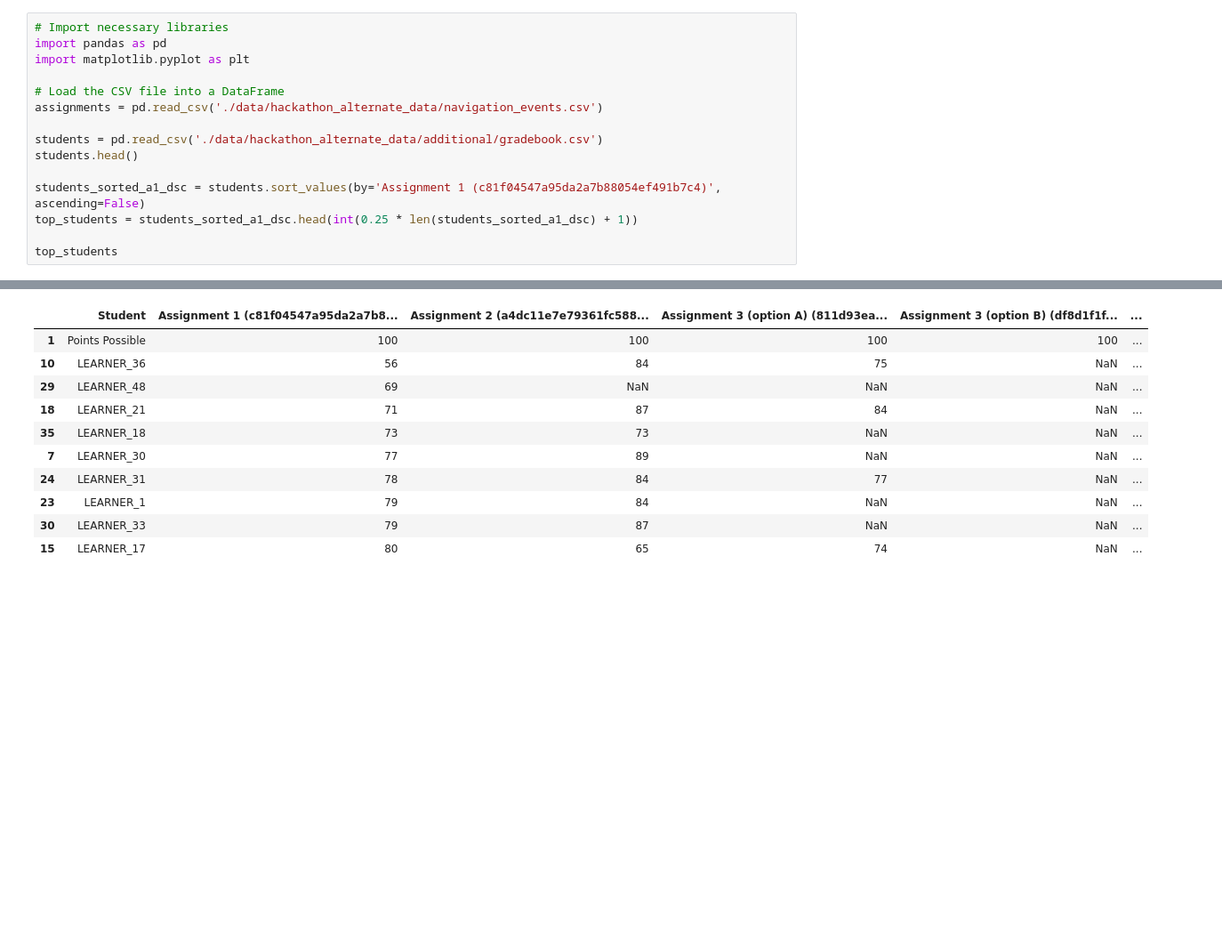
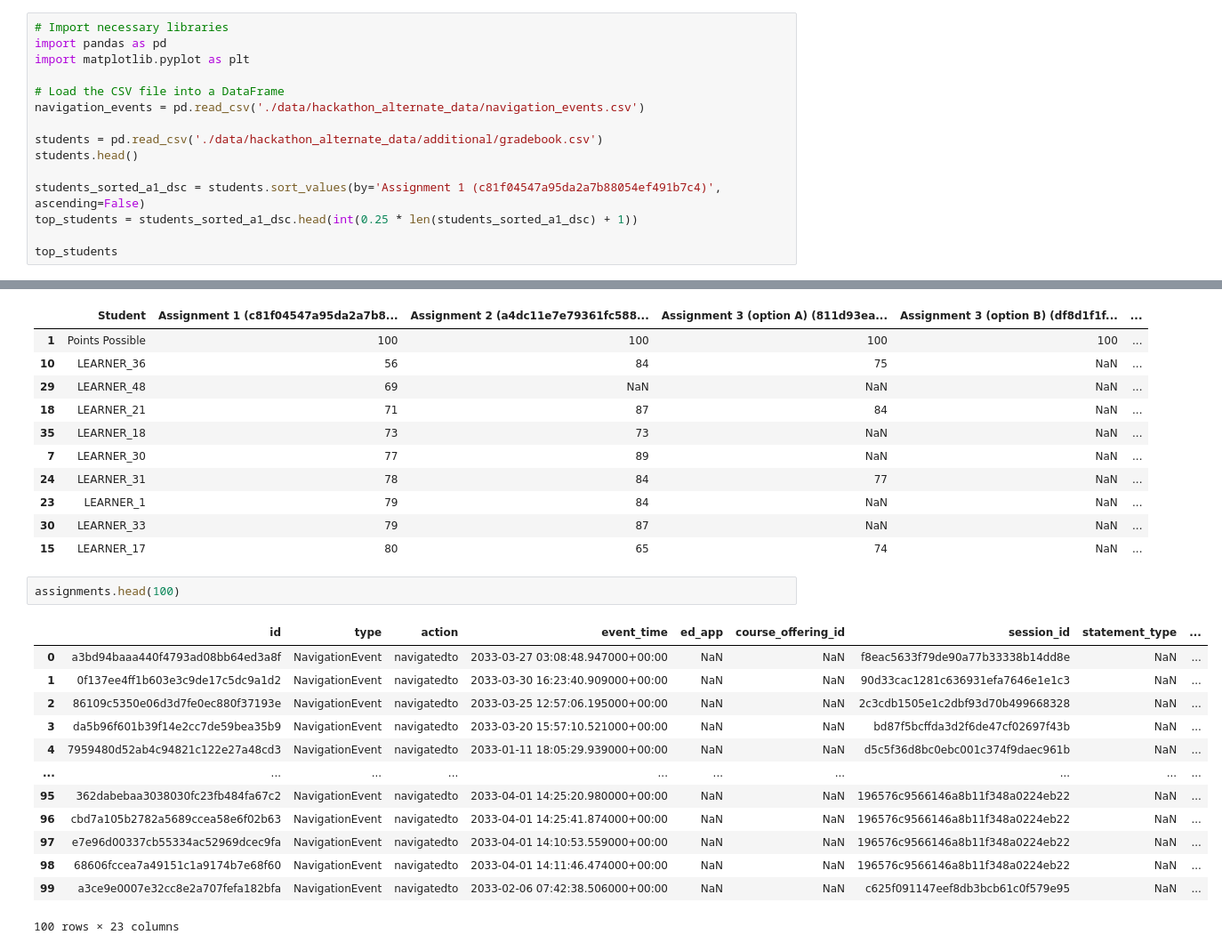
Before and after one commit to xenshreyas/hack-la-2023, a Jupyter notebook: AnalyzeThis!/starter.ipynb, the cells around one changed output, grey strips where cells are left out. Shown: that part at 89% size. Cells and saved outputs as stored; diff of their text form; blank space fills up the shorter version.

Commit message:
Get Navigation Events

```diff
--- a/AnalyzeThis!/starter.ipynb
+++ b/AnalyzeThis!/starter.ipynb
@@ -4,7 +4,7 @@ import pandas as pd
 import matplotlib.pyplot as plt
 
 # Load the CSV file into a DataFrame
-assignments = pd.read_csv('./data/hackathon_alternate_data/navigation_events.csv')
+navigation_events = pd.read_csv('./data/hackathon_alternate_data/navigation_events.csv')
 
 students = pd.read_csv('./data/hackathon_alternate_data/additional/gradebook.csv')
 students.head()
@@ -42,3 +42,19 @@ bot_students
 | 23 | LEARNER_1 | 79 | 84 | NaN | NaN | ... |
 | 30 | LEARNER_33 | 79 | 87 | NaN | NaN | ... |
 | 15 | LEARNER_17 | 80 | 65 | 74 | NaN | ... |
+# %%
+assignments.head(100)
+# %% [output]
+|  | id | type | action | event_time | ed_app | course_offering_id | session_id | statement_type | ... |
+| 0 | a3bd94baaa440f4793ad08bb64ed3a8f | NavigationEvent | navigatedto | 2033-03-27 03:08:48.947000+00:00 | NaN | NaN | f8eac5633f79de90a77b33338b14dd8e | NaN | ... |
+| 1 | 0f137ee4ff1b603e3c9de17c5dc9a1d2 | NavigationEvent | navigatedto | 2033-03-30 16:23:40.909000+00:00 | NaN | NaN | 90d33cac1281c636931efa7646e1e1c3 | NaN | ... |
+| 2 | 86109c5350e06d3d7fe0ec880f37193e | NavigationEvent | navigatedto | 2033-03-25 12:57:06.195000+00:00 | NaN | NaN | 2c3cdb1505e1c2dbf93d70b499668328 | NaN | ... |
+| 3 | da5b96f601b39f14e2cc7de59bea35b9 | NavigationEvent | navigatedto | 2033-03-20 15:57:10.521000+00:00 | NaN | NaN | bd87f5bcffda3d2f6de47cf02697f43b | NaN | ... |
+| 4 | 7959480d52ab4c94821c122e27a48cd3 | NavigationEvent | navigatedto | 2033-01-11 18:05:29.939000+00:00 | NaN | NaN | d5c5f36d8bc0ebc001c374f9daec961b | NaN | ... |
+| ... | ... | ... | ... | ... | ... | ... | ... | ... | ... |
+| 95 | 362dabebaa3038030fc23fb484fa67c2 | NavigationEvent | navigatedto | 2033-04-01 14:25:20.980000+00:00 | NaN | NaN | 196576c9566146a8b11f348a0224eb22 | NaN | ... |
+| 96 | cbd7a105b2782a5689ccea58e6f02b63 | NavigationEvent | navigatedto | 2033-04-01 14:25:41.874000+00:00 | NaN | NaN | 196576c9566146a8b11f348a0224eb22 | NaN | ... |
+| 97 | e7e96d00337cb55334ac52969dcec9fa | NavigationEvent | navigatedto | 2033-04-01 14:10:53.559000+00:00 | NaN | NaN | 196576c9566146a8b11f348a0224eb22 | NaN | ... |
+| 98 | 68606fccea7a49151c1a9174b7e68f60 | NavigationEvent | navigatedto | 2033-04-01 14:11:46.474000+00:00 | NaN | NaN | 196576c9566146a8b11f348a0224eb22 | NaN | ... |
+| 99 | a3ce9e0007e32cc8e2a707fefa182bfa | NavigationEvent | navigatedto | 2033-02-06 07:42:38.506000+00:00 | NaN | NaN | c625f091147eef8db3bcb61c0f579e95 | NaN | ... |
+100 rows × 23 columns
```
Also changed, not shown: parts of 2 cells of this notebook.
